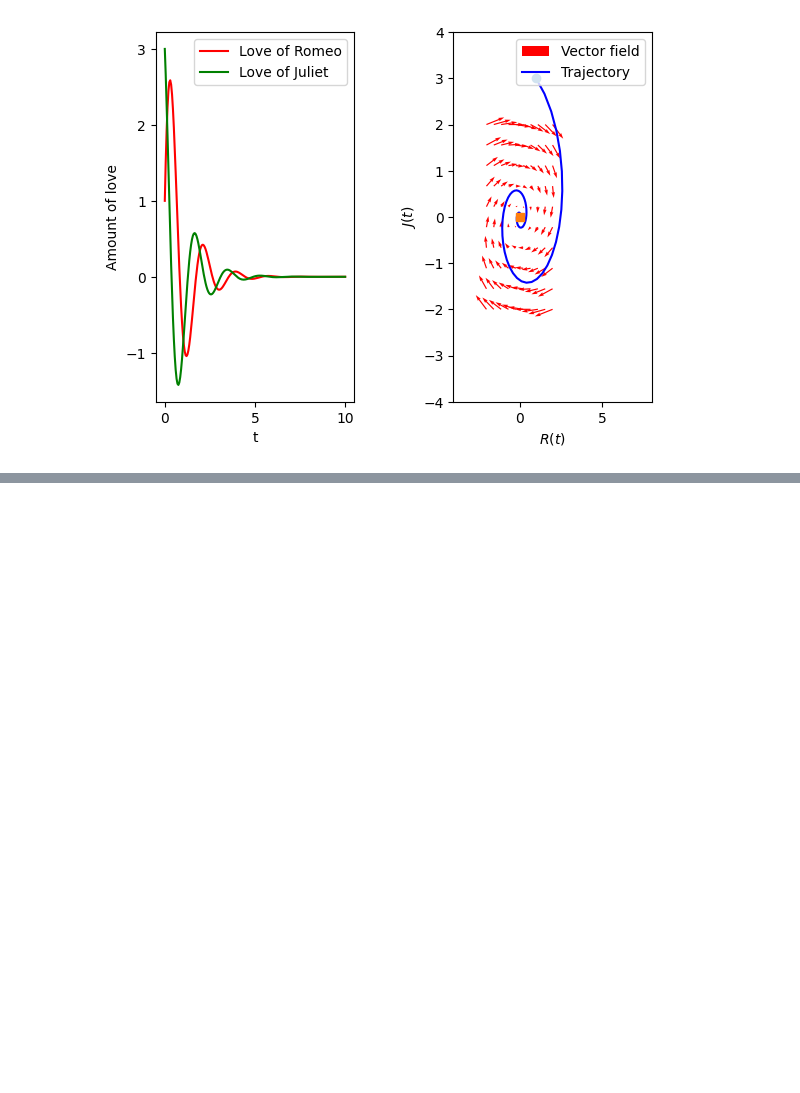
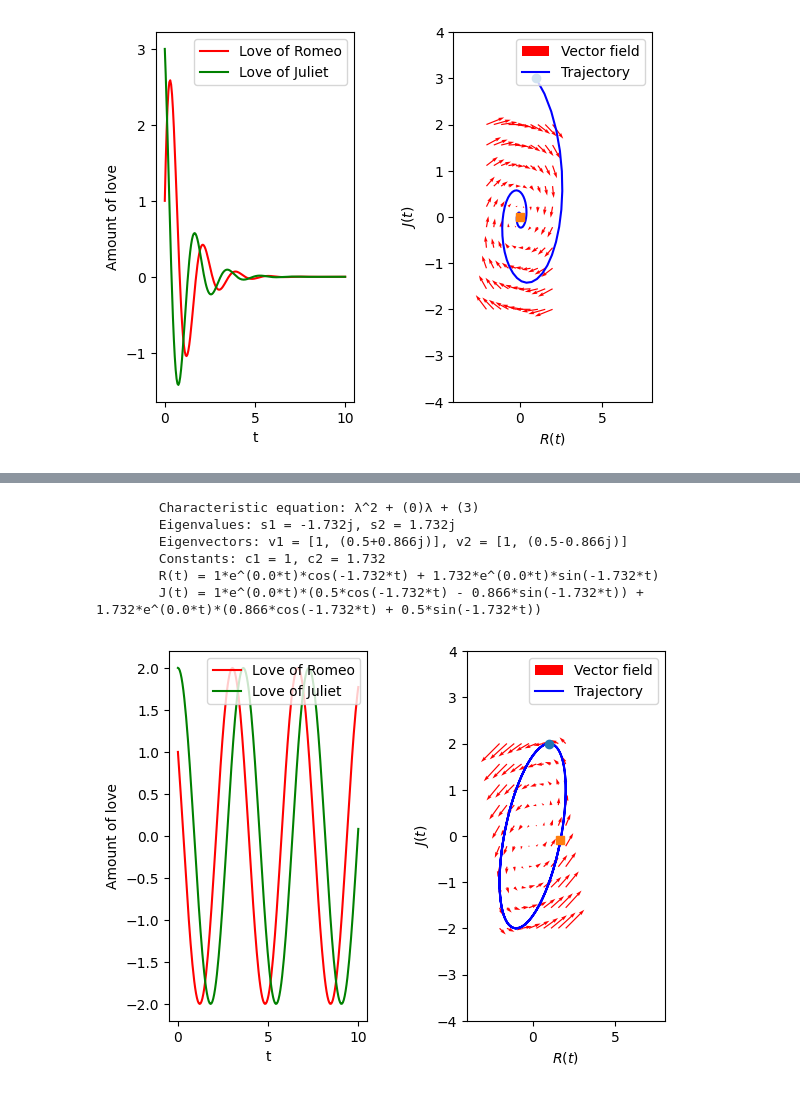
Before and after one commit to ttn-nguyen42/notebooks, a Jupyter notebook: DynamicsOfLove.ipynb, the cells around one changed output, grey strips where cells are left out. Saved outputs shown, nothing was run; the diff lists cells and outputs as text; code cells hidden in the pictures; blank space fills up the shorter version.

```diff
--- a/DynamicsOfLove.ipynb
+++ b/DynamicsOfLove.ipynb
@@ -892,0 +959,12 @@ ch_2.plot()
+# %%
+nn_1 = EquationSystem([[1, -2], [2, -1]], 1, 2)
+print(nn_1)
+nn_1.plot()
+# %% [output]
+        Characteristic equation: λ^2 + (0)λ + (3)
+        Eigenvalues: s1 = -1.732j, s2 = 1.732j
+        Eigenvectors: v1 = [1, (0.5+0.866j)], v2 = [1, (0.5-0.866j)]
+        Constants: c1 = 1, c2 = 1.732
+        R(t) = 1*e^(0.0*t)*cos(-1.732*t) + 1.732*e^(0.0*t)*sin(-1.732*t)
+        J(t) = 1*e^(0.0*t)*(0.5*cos(-1.732*t) - 0.866*sin(-1.732*t)) + 1.732*e^(0.0*t)*(0.866*cos(-1.732*t) + 0.5*sin(-1.732*t))
+[figure, added]
```
Also changed, not shown: parts of 15 cells of this notebook.
